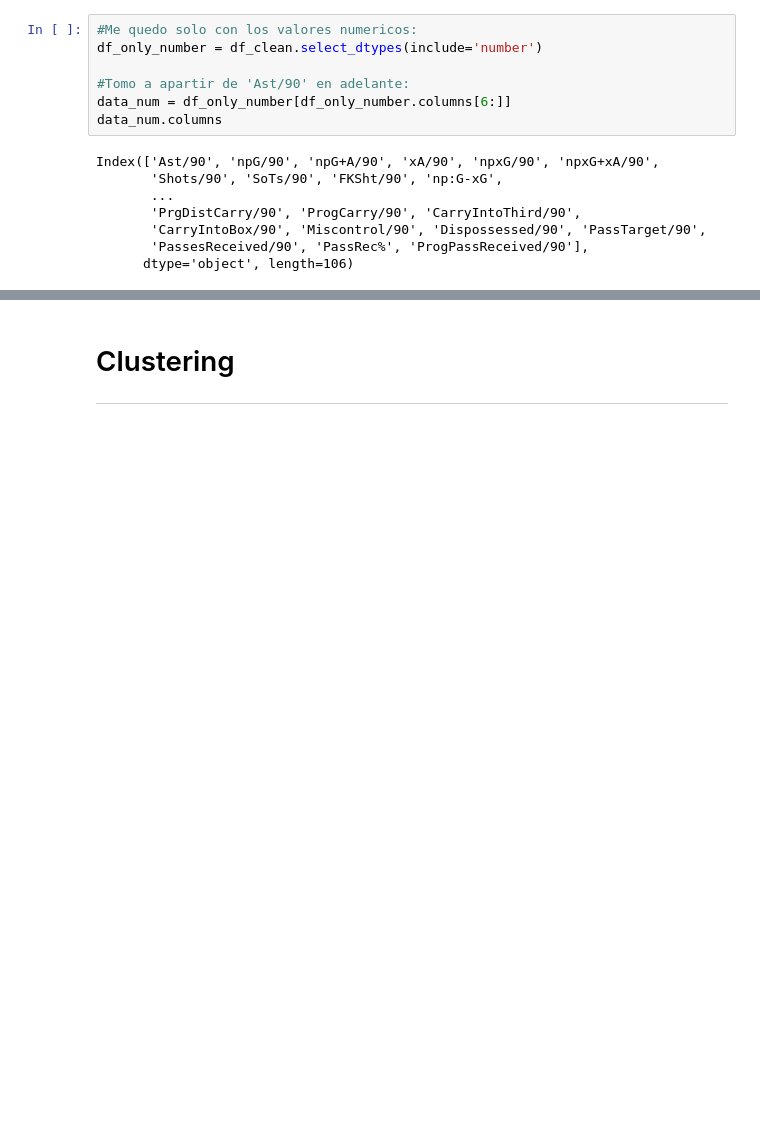
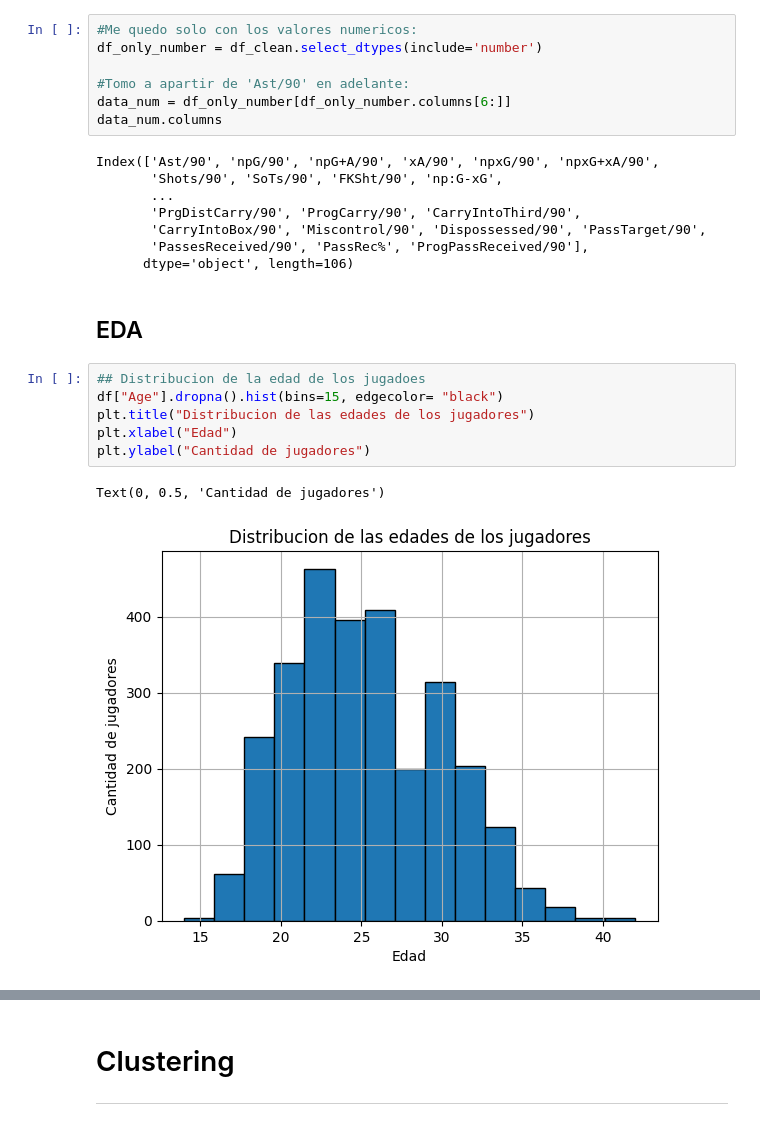
Before and after one commit to Siisrael/Proyecto-Transfer-Market, a Jupyter notebook: Proyecto Transfer-Market.ipynb, the cells around one changed output, grey strips where cells are left out. Saved outputs shown, nothing was run; the diff lists cells and outputs as text; blank space fills up the shorter version.

```diff
--- a/Proyecto Transfer-Market.ipynb
+++ b/Proyecto Transfer-Market.ipynb
@@ -124,3 +124,14 @@ Index(['Ast/90', 'npG/90', 'npG+A/90', 'xA/90', 'npxG/90', 'npxG+xA/90',
        'CarryIntoBox/90', 'Miscontrol/90', 'Dispossessed/90', 'PassTarget/90',
        'PassesReceived/90', 'PassRec%', 'ProgPassReceived/90'],
       dtype='object', length=106)
+# %% [markdown]
+## EDA
+# %%
+## Distribucion de la edad de los jugadoes
+df["Age"].dropna().hist(bins=15, edgecolor= "black")
+plt.title("Distribucion de las edades de los jugadores")
+plt.xlabel("Edad")
+plt.ylabel("Cantidad de jugadores")
+# %% [output]
+Text(0, 0.5, 'Cantidad de jugadores')
+[figure, added]
```
Also changed, not shown: parts of 65 cells of this notebook.
